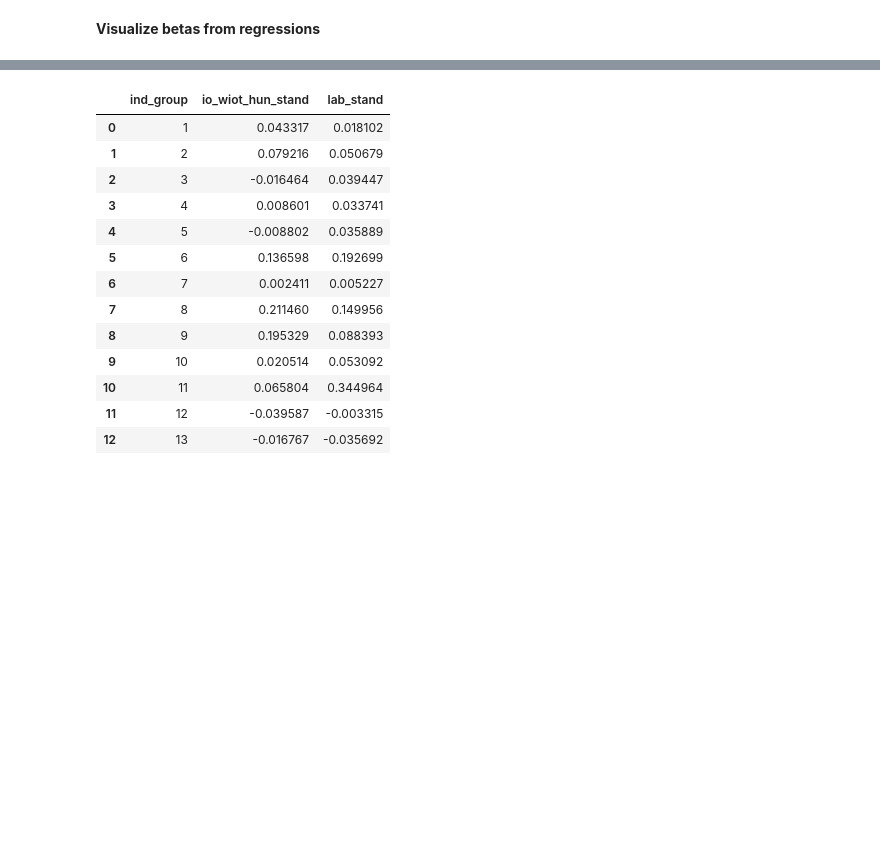
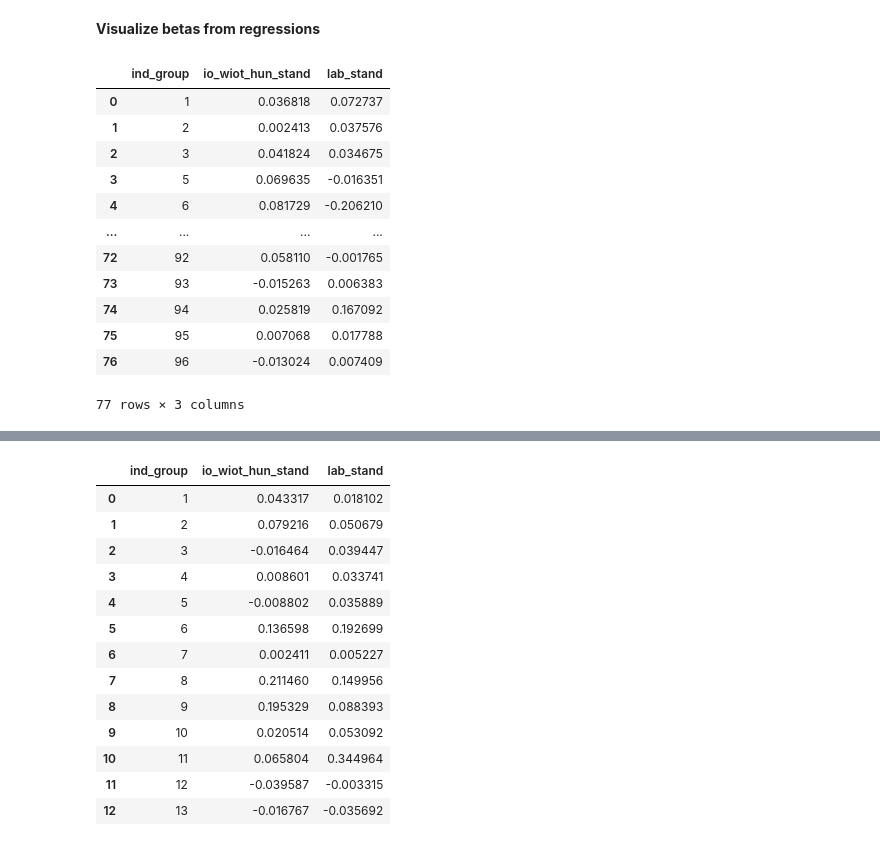
Before and after one commit to sandorjuhasz/coagglomeration, a Jupyter notebook: code/02_supplementary_figures.ipynb, the cells around one changed output, grey strips where cells are left out. Cells and saved outputs as stored; diff of their text form; code cells hidden in the pictures; blank space fills up the shorter version.

```diff
--- a/code/02_supplementary_figures.ipynb
+++ b/code/02_supplementary_figures.ipynb
@@ -961,0 +963,16 @@ betas_group = betas_df.groupby(["ind_group", "ind_group_color", "variable"]).agg
+# %%
+betas_group
+# %% [output]
+|  | ind_group | io_wiot_hun_stand | lab_stand |
+| 0 | 1 | 0.036818 | 0.072737 |
+| 1 | 2 | 0.002413 | 0.037576 |
+| 2 | 3 | 0.041824 | 0.034675 |
+| 3 | 5 | 0.069635 | -0.016351 |
+| 4 | 6 | 0.081729 | -0.206210 |
+| ... | ... | ... | ... |
+| 72 | 92 | 0.058110 | -0.001765 |
+| 73 | 93 | -0.015263 | 0.006383 |
+| 74 | 94 | 0.025819 | 0.167092 |
+| 75 | 95 | 0.007068 | 0.017788 |
+| 76 | 96 | -0.013024 | 0.007409 |
+77 rows × 3 columns
```
Also changed, not shown: parts of 6 cells of this notebook, 1 other file.
